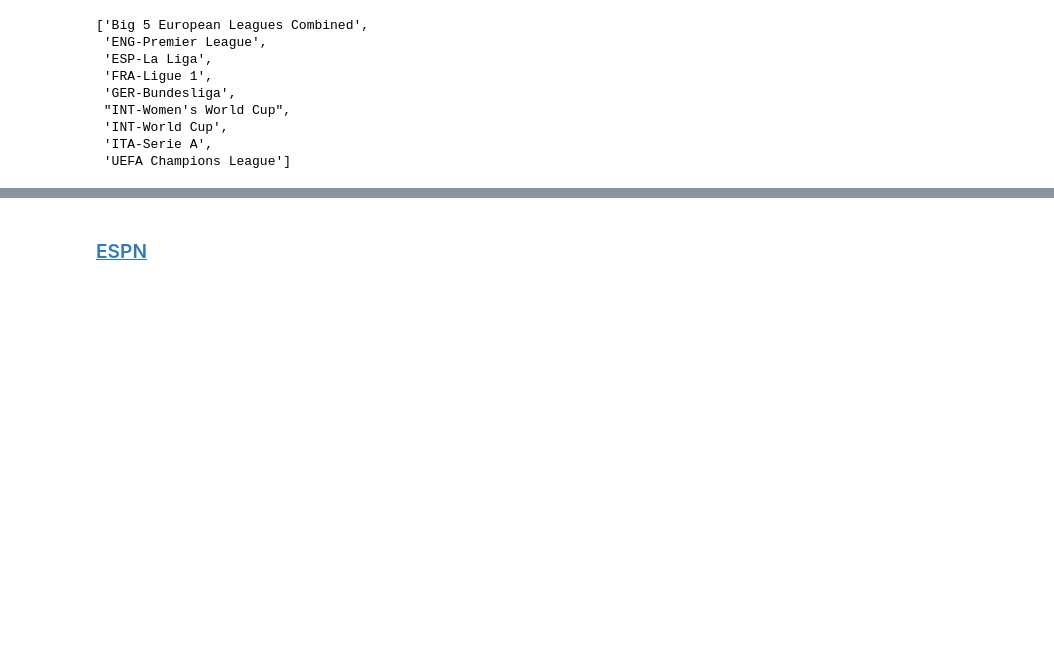
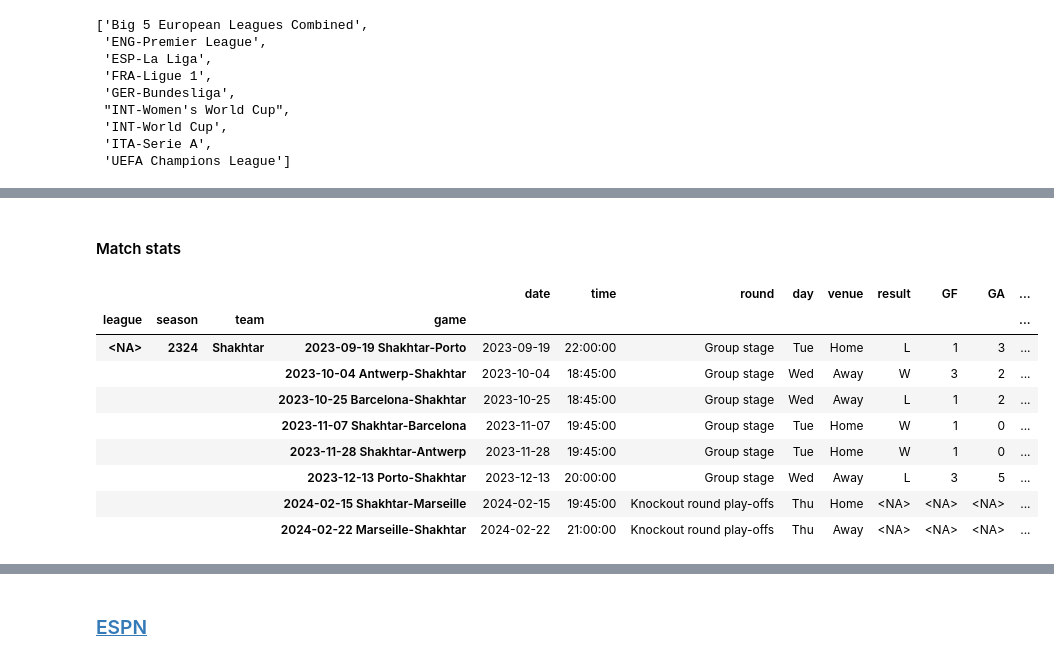
Before and after one commit to Football-Analytics-UCU/Shakhtar-Donetsk, a Jupyter notebook: notebooks/data.ipynb, the cells around one changed output, grey strips where cells are left out. Drawn from its saved outputs; the diff is of its cells as text; code cells hidden in the pictures; blank space fills up the shorter version.

```diff
--- a/notebooks/data.ipynb
+++ b/notebooks/data.ipynb
@@ -26,0 +31,15 @@ sd.FBref.available_leagues()
+# %% [markdown]
+#### Match stats
+# %%
+fb_ref.read_team_match_stats(team="Shakhtar")
+# %% [output]
+|  |  |  |  | date | time | round | day | venue | result | GF | GA | ... |
+| league | season | team | game |  |  |  |  |  |  |  |  | ... |
+| <NA> | 2324 | Shakhtar | 2023-09-19 Shakhtar-Porto | 2023-09-19 | 22:00:00 | Group stage | Tue | Home | L | 1 | 3 | ... |
+|  |  |  | 2023-10-04 Antwerp-Shakhtar | 2023-10-04 | 18:45:00 | Group stage | Wed | Away | W | 3 | 2 | ... |
+|  |  |  | 2023-10-25 Barcelona-Shakhtar | 2023-10-25 | 18:45:00 | Group stage | Wed | Away | L | 1 | 2 | ... |
+|  |  |  | 2023-11-07 Shakhtar-Barcelona | 2023-11-07 | 19:45:00 | Group stage | Tue | Home | W | 1 | 0 | ... |
+|  |  |  | 2023-11-28 Shakhtar-Antwerp | 2023-11-28 | 19:45:00 | Group stage | Tue | Home | W | 1 | 0 | ... |
+|  |  |  | 2023-12-13 Porto-Shakhtar | 2023-12-13 | 20:00:00 | Group stage | Wed | Away | L | 3 | 5 | ... |
+|  |  |  | 2024-02-15 Shakhtar-Marseille | 2024-02-15 | 19:45:00 | Knockout round play-offs | Thu | Home | <NA> | <NA> | <NA> | ... |
+|  |  |  | 2024-02-22 Marseille-Shakhtar | 2024-02-22 | 21:00:00 | Knockout round play-offs | Thu | Away | <NA> | <NA> | <NA> | ... |
```
Also changed, not shown: parts of 15 cells of this notebook.
